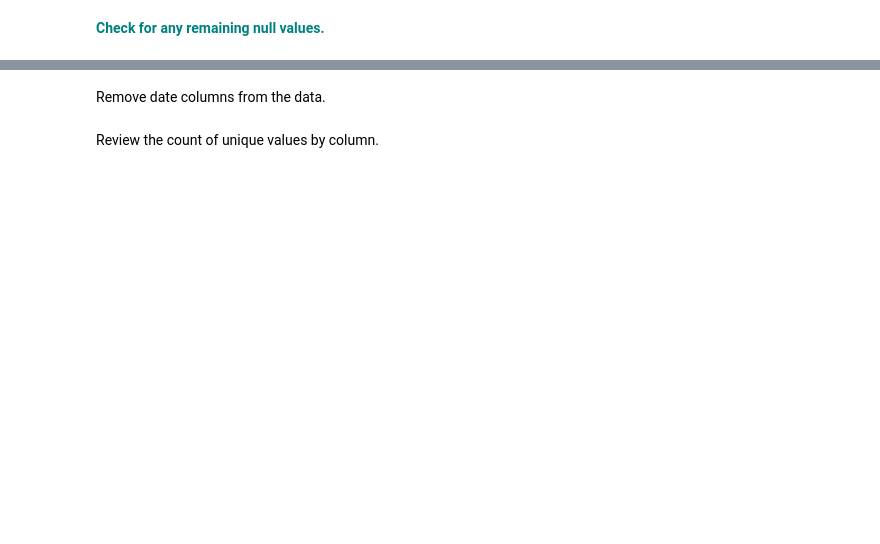
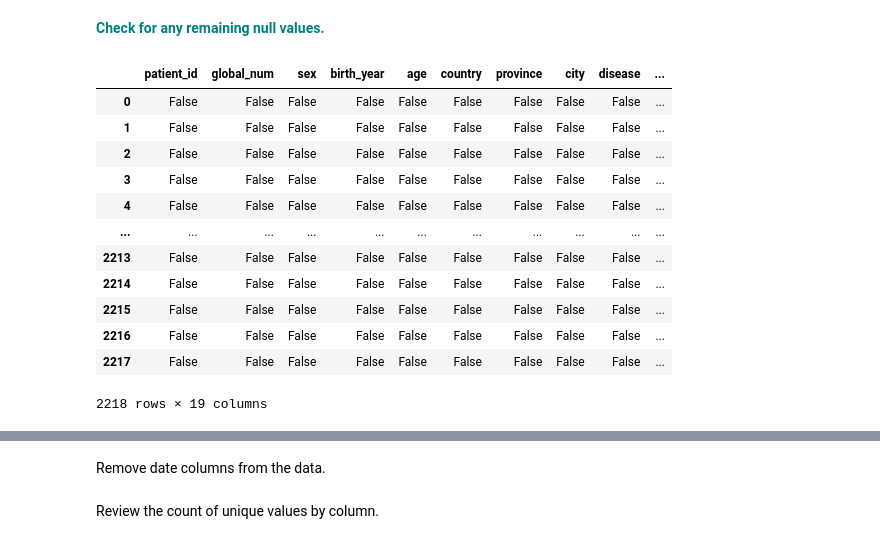
Before and after one commit to thaisangcr7/Case_Study_Random_Forest, a Jupyter notebook: RandomForest_casestudy_covid19.ipynb, the cells around one changed output, grey strips where cells are left out. Cells and saved outputs as stored; diff of their text form; code cells hidden in the pictures; blank space fills up the shorter version.

```diff
--- a/RandomForest_casestudy_covid19.ipynb
+++ b/RandomForest_casestudy_covid19.ipynb
@@ -193,4 +237,20 @@ df['birth_year'].fillna((df['birth_year'].mean()), inplace=True)
 # %% [markdown]
  **<font color='teal'> Check for any remaining null values.</font>**
+# %%
+df.isnull()
+# %% [output]
+|  | patient_id | global_num | sex | birth_year | age | country | province | city | disease | ... |
+| 0 | False | False | False | False | False | False | False | False | False | ... |
+| 1 | False | False | False | False | False | False | False | False | False | ... |
+| 2 | False | False | False | False | False | False | False | False | False | ... |
+| 3 | False | False | False | False | False | False | False | False | False | ... |
+| 4 | False | False | False | False | False | False | False | False | False | ... |
+| ... | ... | ... | ... | ... | ... | ... | ... | ... | ... | ... |
+| 2213 | False | False | False | False | False | False | False | False | False | ... |
+| 2214 | False | False | False | False | False | False | False | False | False | ... |
+| 2215 | False | False | False | False | False | False | False | False | False | ... |
+| 2216 | False | False | False | False | False | False | False | False | False | ... |
+| 2217 | False | False | False | False | False | False | False | False | False | ... |
+2218 rows × 19 columns
 # %%
 df.head()
```
Also changed, not shown: parts of 27 cells of this notebook.
